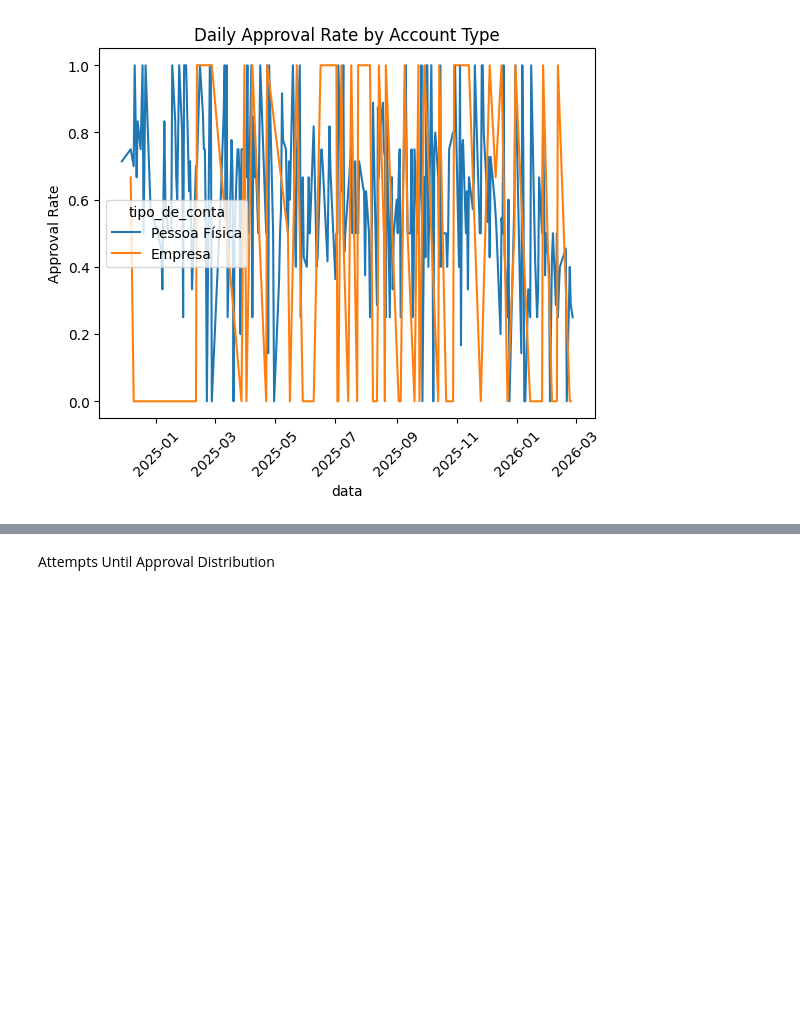
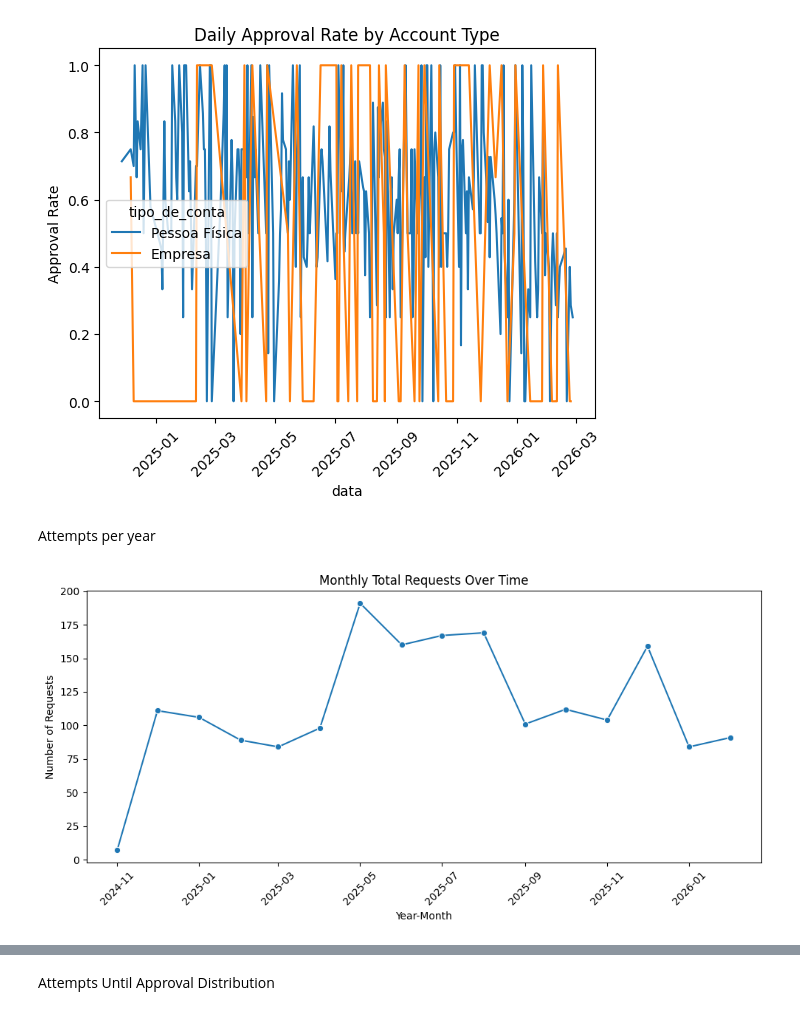
Before and after one commit to Maldinni/SIGAMA-data-analysis, a Jupyter notebook: src/plotting/graphs.ipynb, the cells around one changed output, grey strips where cells are left out. Drawn from its saved outputs; the diff is of its cells as text; code cells hidden in the pictures; blank space fills up the shorter version.

```diff
--- a/src/plotting/graphs.ipynb
+++ b/src/plotting/graphs.ipynb
@@ -40,3 +71,35 @@ plt.xticks(rotation=45)
 plt.show()
 # %% [output]
 [figure]
+# %% [markdown]
+Attempts per year
+# %%
+monthly = (
+    df.groupby(["ano", "mes_num"])
+      .size()
+      .reset_index(name="total_requests")
+      .sort_values(["ano", "mes_num"])
+)
+# %%
+monthly["year_month"] = pd.to_datetime(
+    dict(year=monthly["ano"], month=monthly["mes_num"], day=1)
+)
+# %%
+plt.figure(figsize=(10, 5))
+
+sns.lineplot(
+    data=monthly,
+    x="year_month",
+    y="total_requests",
+    marker="o"
+)
+
+plt.title("Monthly Total Requests Over Time")
+plt.xlabel("Year-Month")
+plt.ylabel("Number of Requests")
+plt.xticks(rotation=45)
+
+plt.tight_layout()
+plt.show()
+# %% [output]
+[figure, added]
```
Also changed, not shown: parts of 6 cells of this notebook.
